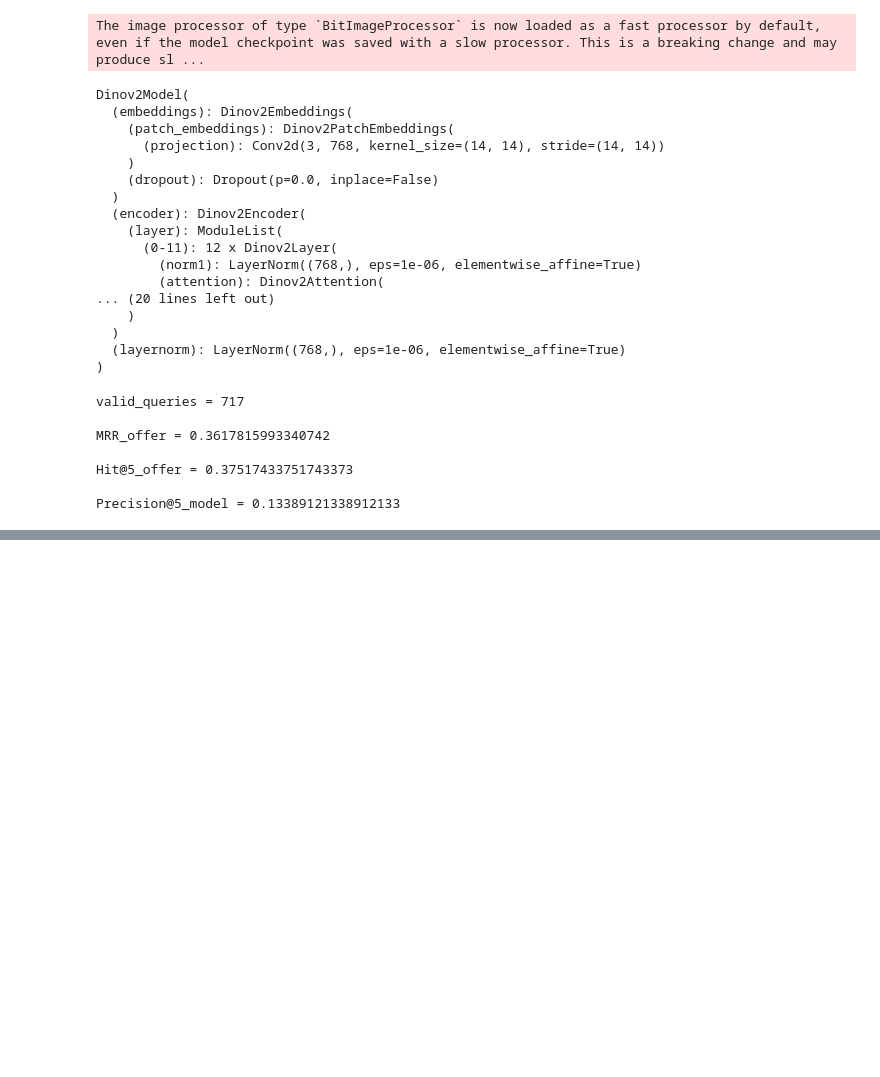
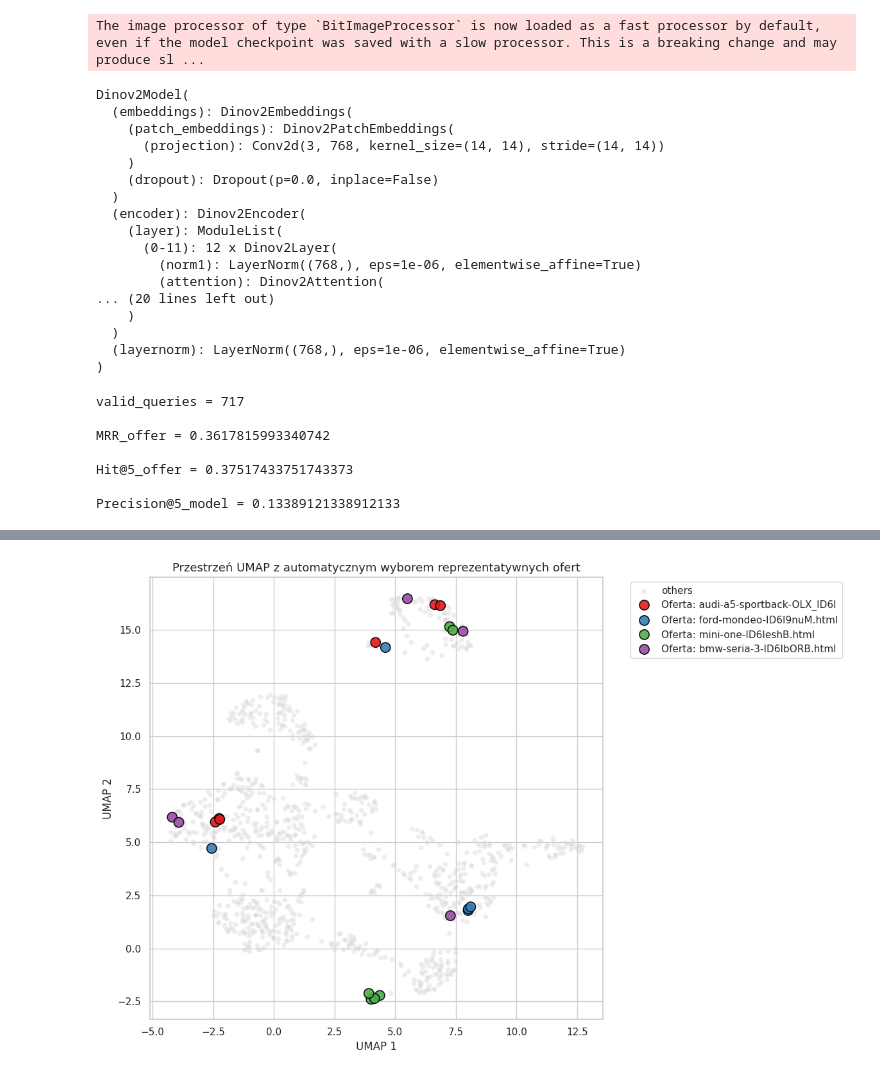
Before and after one commit to e-n-o-l/ai-processed-dataset, a Jupyter notebook: main.ipynb, the cells around one changed output, grey strips where cells are left out. Cells and saved outputs as stored; diff of their text form; code cells hidden in the pictures; blank space fills up the shorter version.

Commit message:
data visualisation added

```diff
--- a/main.ipynb
+++ b/main.ipynb
@@ -145,12 +153,12 @@ records = client.scroll(
     collection_name=COLLECTION_NAME,
     limit=1000,
     with_vectors=True,
-    with_payload=["brand", "model", "url"]
+    with_payload=["brand", "model", "body_type", 'url']
 )[0]
 
 vectors = np.stack([record.vector for record in records])
 ids = np.array([record.payload['url'] for record in records], dtype="U64")
-metadata = np.array([record.payload['brand'] + record.payload["model"] for record in records], dtype="U64")
+metadata = np.array([record.payload['brand'] + record.payload["model"] + record.payload['body_type'] for record in records], dtype="U64")
 # %%
 def evaluate_retrieval(query_vecs, query_urls, query_models, k=5):
     dist_matrix = pairwise_distances(query_vecs, metric="cosine")
@@ -216,16 +224,68 @@ Hit@5_offer = 0.37517433751743373
 
 Precision@5_model = 0.13389121338912133
 # %%
-records = client.scroll(
-    collection_name=COLLECTION_NAME,
-    limit=10,
-    with_vectors=False,
-    with_payload=[
-        "price","currency", "brand", "model", "color",
-        "production_year", "mileage", "fuel_type", "gearbox",
-        "body_type", "engine_capacity", "engine_power"
-    ])[0]
+reducer = UMAP(
+    n_neighbors=15,
+    min_dist=0.5,
+    metric='cosine',
+    random_state=42
+)
 
-for record in records:
-    print(record.payload)
+embedding_2d = reducer.fit_transform(vectors)
+
+df = pd.DataFrame({
+    'UMAP 1': embedding_2d[:, 0],
+    'UMAP 2': embedding_2d[:, 1],
+    'url': ids
+})
+
+
+url_counts = df['url'].value_counts()
+
+MIN_PHOTOS = 5
+valid_urls = url_counts[url_counts >= MIN_PHOTOS].index
+
+df_filtered = df[df['url'].isin(valid_urls)]
+
+
+def calculate_spread(group):
+    return np.std(group['UMAP 1']) + np.std(group['UMAP 2'])
+
+
+url_spreads = df_filtered.groupby('url').apply(calculate_spread)
+
+selected_urls = url_spreads.nlargest(4).index.tolist()
+
+
+def assign_label(url):
+    if url in selected_urls:
+        return f"offer: {url.split('/')[-1]}"
+    return "others"
+
+
+df['display_group'] = df['url'].apply(assign_label)
+
+df_background = df[df['display_group'] == "others"]
+df_highlighted = df[df['display_group'] != "others"]
+
+plt.figure(figsize=(12, 8))
+sns.set_theme(style="whitegrid")
+
+# Tło
+sns.scatterplot(
+    data=df_background, x='UMAP 1', y='UMAP 2',
+    color='#d3d3d3', alpha=0.4, s=30, label="others"
+)
+
+# Wyróżnione reprezentatywne oferty
+sns.scatterplot(
+    data=df_highlighted, x='UMAP 1', y='UMAP 2',
+    hue='display_group', palette='Set1', s=120, alpha=0.9,
+    edgecolor='black', linewidth=1.2
+)
+
+plt.title("Przestrzeń UMAP z automatycznym wyborem reprezentatywnych ofert", fontsize=13)
+plt.legend(bbox_to_anchor=(1.05, 1), loc='upper left')
+plt.tight_layout()
+plt.show()
 # %% [output]
@@ -241,0 +292 @@ for record in records:
+[figure, added]
```
Also changed, not shown: parts of 4 cells of this notebook.
